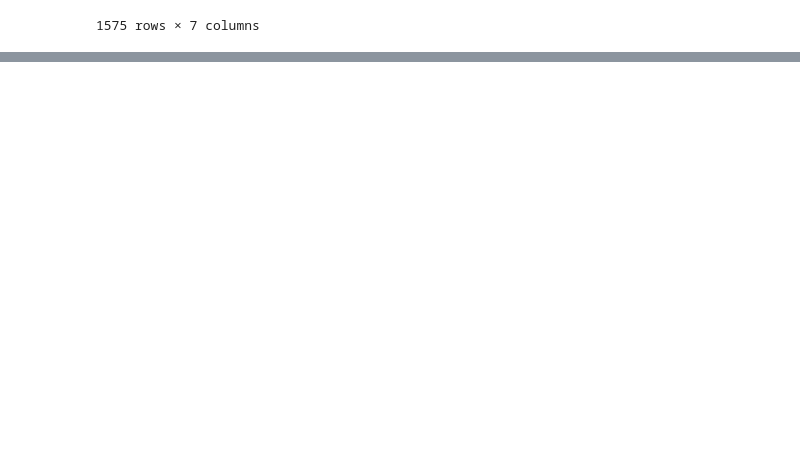
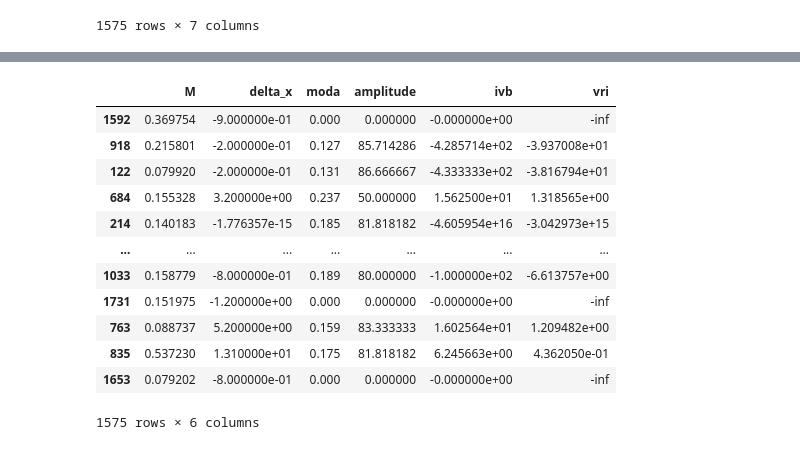
Before and after one commit to vikt-l/ECGMultilableClassification, a Jupyter notebook: main.ipynb, the cells around one changed output, grey strips where cells are left out. Drawn from its saved outputs; the diff is of its cells as text; code cells hidden in the pictures; blank space fills up the shorter version.

```diff
--- a/main.ipynb
+++ b/main.ipynb
@@ -1430,0 +1329,14 @@ f1_score(array(myocard_val_hrv.норма), cat.predict(pd.DataFrame(X)), averag
+# %%
+myocard_train_hrv.insert(0, 'moda', moda_and_amplitude_train.iloc[:, 0])
+myocard_train_hrv.insert(0, 'amplitude', moda_and_amplitude_train.iloc[:, 1])
+
+myocard_train_hrv.moda.fillna(0, inplace=True)
+myocard_train_hrv.amplitude.fillna(0, inplace=True)
+# %%
+ivb_train = myocard_train_hrv.amplitude / myocard_train_hrv.delta_x
+myocard_train_hrv.insert(0, 'ivb', ivb_train)
+# %%
+vri_train = 1 / (myocard_train_hrv.moda * myocard_train_hrv.delta_x)
+myocard_train_hrv.insert(0, 'vri', vri_train)
+# %%
+X_train = myocard_train_hrv[['M', 'delta_x', 'moda', 'amplitude', 'ivb', 'vri']]
@@ -1430,0 +1346,16 @@ f1_score(array(myocard_val_hrv.норма), cat.predict(pd.DataFrame(X)), averag
+# %%
+X_train
+# %% [output]
+|  | M | delta_x | moda | amplitude | ivb | vri |
+| 1592 | 0.369754 | -9.000000e-01 | 0.000 | 0.000000 | -0.000000e+00 | -inf |
+| 918 | 0.215801 | -2.000000e-01 | 0.127 | 85.714286 | -4.285714e+02 | -3.937008e+01 |
+| 122 | 0.079920 | -2.000000e-01 | 0.131 | 86.666667 | -4.333333e+02 | -3.816794e+01 |
+| 684 | 0.155328 | 3.200000e+00 | 0.237 | 50.000000 | 1.562500e+01 | 1.318565e+00 |
+| 214 | 0.140183 | -1.776357e-15 | 0.185 | 81.818182 | -4.605954e+16 | -3.042973e+15 |
+| ... | ... | ... | ... | ... | ... | ... |
+| 1033 | 0.158779 | -8.000000e-01 | 0.189 | 80.000000 | -1.000000e+02 | -6.613757e+00 |
+| 1731 | 0.151975 | -1.200000e+00 | 0.000 | 0.000000 | -0.000000e+00 | -inf |
+| 763 | 0.088737 | 5.200000e+00 | 0.159 | 83.333333 | 1.602564e+01 | 1.209482e+00 |
+| 835 | 0.537230 | 1.310000e+01 | 0.175 | 81.818182 | 6.245663e+00 | 4.362050e-01 |
+| 1653 | 0.079202 | -8.000000e-01 | 0.000 | 0.000000 | -0.000000e+00 | -inf |
+1575 rows × 6 columns
```
Also changed, not shown: parts of 74 cells of this notebook.
